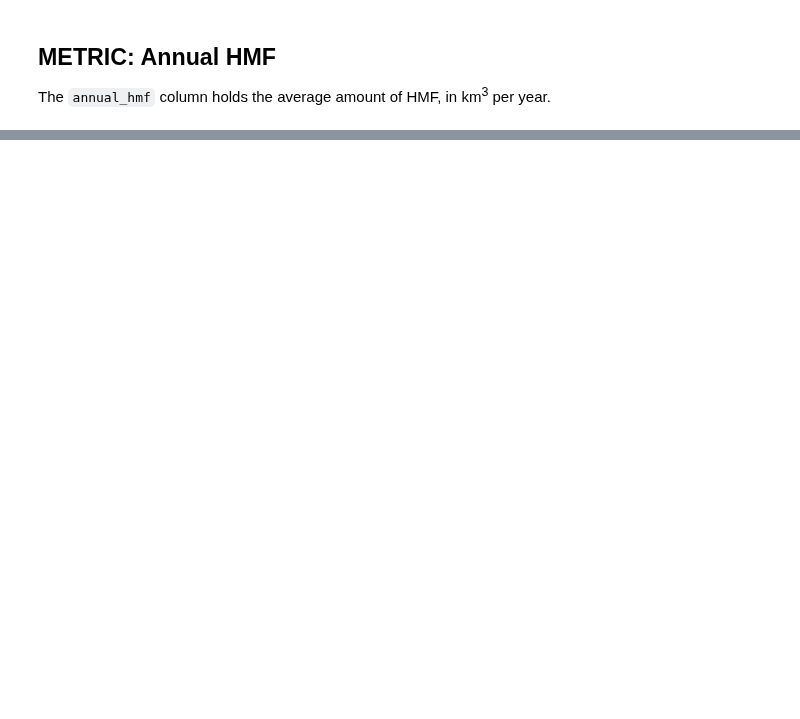
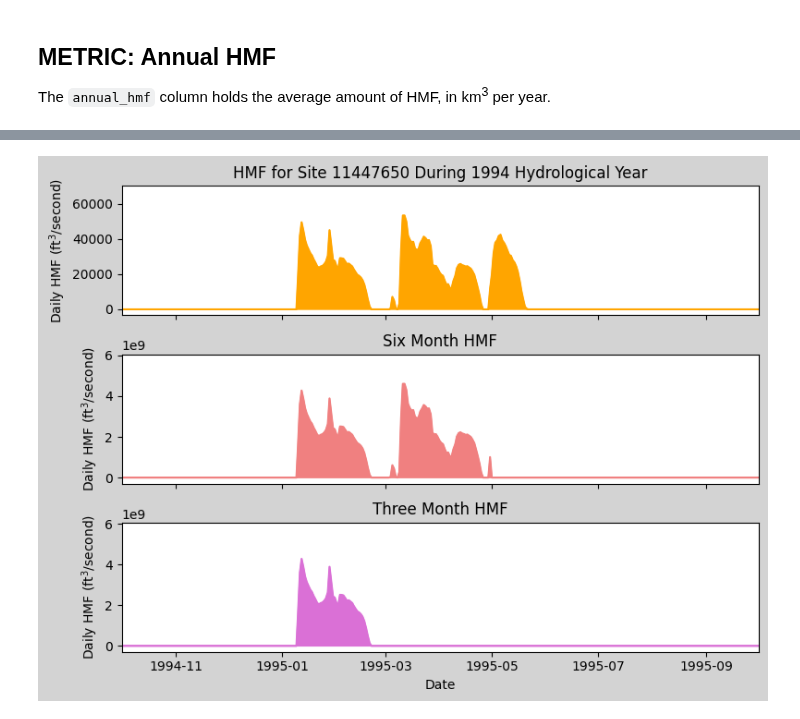
Before and after one commit to AlekWithK/DahlkeLab_LAWR, a Jupyter notebook: site_analysis.ipynb, the cells around one changed output, grey strips where cells are left out. Drawn from its saved outputs; the diff is of its cells as text; code cells hidden in the pictures; blank space fills up the shorter version.

```diff
--- a/site_analysis.ipynb
+++ b/site_analysis.ipynb
@@ -152,0 +194,99 @@ The `annual_hmf` column holds the average amount of HMF, in km<sup>3</sup> per y
+# %%
+# Window selection by month
+three_start = 12
+three_end = 2
+six_start = 11
+six_end = 4
+
+# Window to view for first plot (visualization is too busy with windows larger than one year)
+window_start = pd.Timestamp('1994-10-01')
+window_end = pd.Timestamp(window_start + pd.DateOffset(days=365))
+# %%
+
+df_threesix = df.reset_index()
+
+start = pd.to_datetime(fn.DEFAULT_END).date() - timedelta(days=365.25 * data_range)
+df_threesix = df_threesix[df_threesix['datetime'].dt.date >= start]
+
+threshold = fn.calc_threshold(df_threesix, quantile)
+hmf_series, _ = fn.filter_hmf(df_threesix, threshold)
+hmf_years = fn.num_hmf_years(hmf_series, 10)
+
+df_six_mo, df_three_mo = fn.three_six_range(hmf_series, three_start, three_end, six_start, six_end)
+
+# For final report
+hmf_series = fn.convert_hmf(hmf_series, threshold)
+hmf_series = hmf_series.reset_index(drop=True)
+total_hmf_flow = (hmf_series["00060_Mean"].sum() * fn.CUBIC_FT_KM_FACTOR) / hmf_years
+
+df_six_mo = fn.convert_hmf(df_six_mo, threshold)
+df_six_mo = df_six_mo.reset_index(drop=True)
+six_mo_hmf = (df_six_mo["00060_Mean"].sum() * fn.CUBIC_FT_KM_FACTOR) / hmf_years
+
+df_three_mo = fn.convert_hmf(df_three_mo, threshold)
+df_three_mo = df_three_mo.reset_index(drop=True)
+three_mo_hmf = (df_three_mo["00060_Mean"].sum() * fn.CUBIC_FT_KM_FACTOR) / hmf_years
+
+# Calculate the percentage of each HMF value compared to the total HMF flow
+total_hmf_percentage = total_hmf_flow / total_hmf_flow * 100
+six_mo_hmf_percentage = six_mo_hmf / total_hmf_flow * 100
+three_mo_hmf_percentage = three_mo_hmf / total_hmf_flow * 100
+
+print(f"6 Month HMF: {six_mo_hmf:.2f} -- {six_mo_hmf_percentage:.2f}% of Total HMF")
+print(f"3 Month HMF: {three_mo_hmf:.2f} -- {three_mo_hmf_percentage:.2f}% of Total HMF")
+
+# The following is all for plotting purposes and does not occur in Aquifer Analysis
+# Fill missing datetime values with 0's for plotting
+df_six_mo = df_six_mo.set_index('datetime').resample('D').asfreq().fillna(0).reset_index()
+df_three_mo = df_three_mo.set_index('datetime').resample('D').asfreq().fillna(0).reset_index()
+
+# Zero out any negative HMF values (days where streamflow is below threshold)
+df_threesix["diff"] = df_threesix["00060_Mean"] - threshold
+df_threesix["hmf"] = df_threesix["diff"].apply(lambda x: max(0, x))
+df_six_mo["diff"] = df_six_mo["00060_Mean"] - threshold
+df_six_mo["hmf"] = df_six_mo["diff"].apply(lambda x: max(0, x))
+df_three_mo["diff"] = df_three_mo["00060_Mean"] - threshold
+df_three_mo["hmf"] = df_three_mo["diff"].apply(lambda x: max(0, x))
+
+fig, axes = plt.subplots(3, 1, figsize=(8, 6), sharex=True, facecolor='lightgray')
+
+# Plot for df_threesix["hmf"]
+axes[0].plot(df_threesix["datetime"], df_threesix["hmf"], label="df_threesix", color="orange")
+axes[0].fill_between(df_threesix["datetime"], df_threesix["hmf"], color="orange")
+axes[0].set_ylabel('Daily HMF ($\mathregular{ft^3}$/second)')
+axes[0].set_title(f'HMF for Site {site_no} During {window_start.year} Hydrological Year')
+axes[0].set_xlim(window_start, window_end)
+
+# Plot for df_six_mo
+axes[1].plot(df_six_mo["datetime"], df_six_mo["hmf"], label="df_six_mo", color="lightcoral")
+axes[1].fill_between(df_six_mo["datetime"], df_six_mo["hmf"], color="lightcoral")
+axes[1].set_ylabel('Daily HMF ($\mathregular{ft^3}$/second)')
+axes[1].set_title('Six Month HMF')
+axes[0].set_xlim(window_start, window_end)
+
+# Plot for df_three_mo
+axes[2].plot(df_three_mo["datetime"], df_three_mo["hmf"], label="df_three_mo", color="orchid")
+axes[2].fill_between(df_three_mo["datetime"], df_three_mo["hmf"], color="orchid")
+axes[2].set_xlabel('Date')
+axes[2].set_ylabel('Daily HMF ($\mathregular{ft^3}$/second)')
+axes[2].set_title('Three Month HMF')
+axes[0].set_xlim(window_start, window_end)
+
+plt.tight_layout()
+plt.show()
+
+plt.figure(figsize=(8, 6), facecolor='lightgray')
+plt.bar(['Total HMF', 'Six Month HMF', 'Three Month HMF'], [total_hmf_flow, six_mo_hmf, three_mo_hmf], color=['orange', 'lightcoral', 'orchid'])
+
+for i, v in enumerate([total_hmf_flow, six_mo_hmf, three_mo_hmf]):
+    plt.text(i, v, f'{v:.2f}', ha='center', va='bottom')
+
+plt.title(f'HMF Comparison for Site {site_no} Across Full Range')
+plt.ylabel('Average Annual HMF ($\mathregular{km^3}$/year)')
+
+plt.text(0, total_hmf_flow - 0.5, f'{total_hmf_percentage:.2f}%', ha='center')
+plt.text(1, six_mo_hmf - 0.5, f'{six_mo_hmf_percentage:.2f}%', ha='center')
+plt.text(2, three_mo_hmf - 0.5, f'{three_mo_hmf_percentage:.2f}%', ha='center')
+
+plt.show()
+# %% [output]
@@ -152,0 +295 @@ The `annual_hmf` column holds the average amount of HMF, in km<sup>3</sup> per y
+[figure, added]
```
Also changed, not shown: parts of 7 cells of this notebook, 2 other files.
